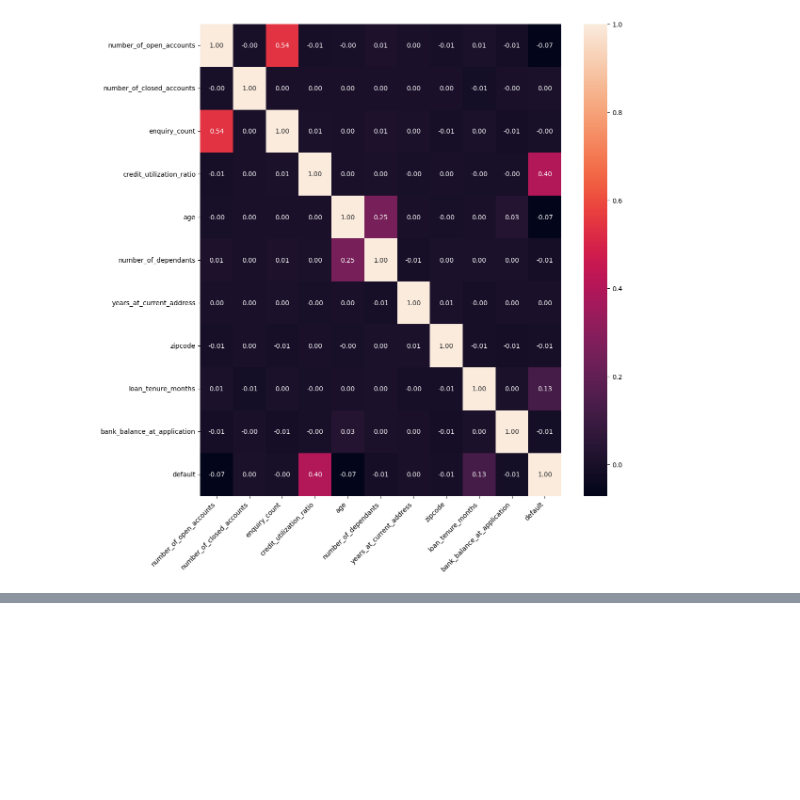
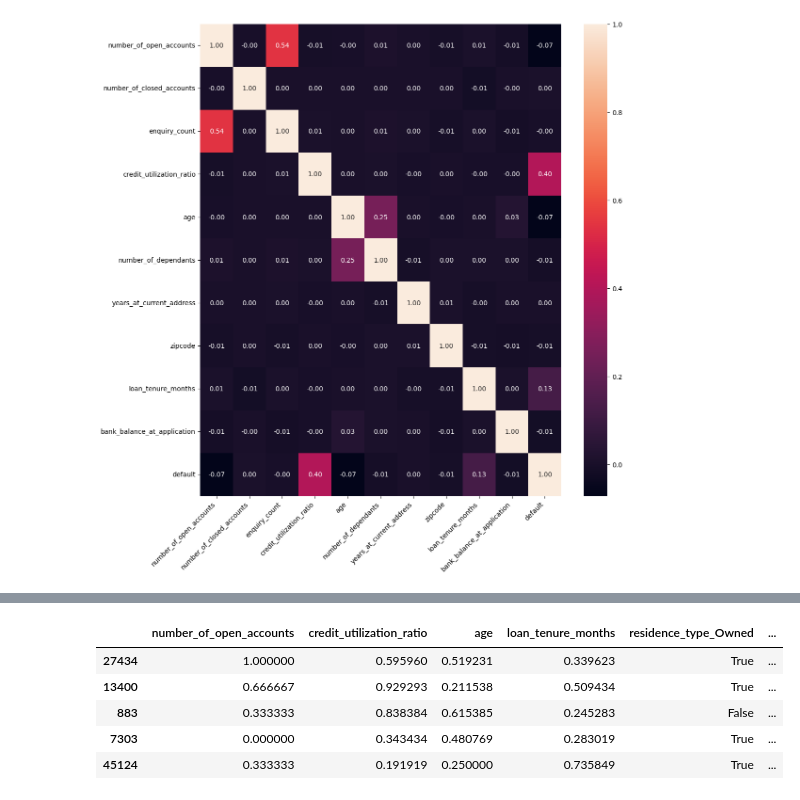
Before and after one commit to rupeshkumarp/credit_risk_analysis, a Jupyter notebook: data_preprocessing_and_eda.ipynb, the cells around one changed output, grey strips where cells are left out. Drawn from its saved outputs; the diff is of its cells as text; code cells hidden in the pictures; blank space fills up the shorter version.

```diff
--- a/data_preprocessing_and_eda.ipynb
+++ b/data_preprocessing_and_eda.ipynb
@@ -671,0 +817,12 @@ Since there is not much difference between XGB and Logistic, we will choose Logi
+# %%
+x_train_encoded=pd.get_dummies(X_train_reduced,drop_first=True)
+X_test_encoded=pd.get_dummies(x_test_reduced,drop_first=True)
+# %%
+x_train_encoded.head()
+# %% [output]
+|  | number_of_open_accounts | credit_utilization_ratio | age | loan_tenure_months | residence_type_Owned | ... |
+| 27434 | 1.000000 | 0.595960 | 0.519231 | 0.339623 | True | ... |
+| 13400 | 0.666667 | 0.929293 | 0.211538 | 0.509434 | True | ... |
+| 883 | 0.333333 | 0.838384 | 0.615385 | 0.245283 | False | ... |
+| 7303 | 0.000000 | 0.343434 | 0.480769 | 0.283019 | True | ... |
+| 45124 | 0.333333 | 0.191919 | 0.250000 | 0.735849 | True | ... |
```
Also changed, not shown: parts of 16 cells of this notebook.
